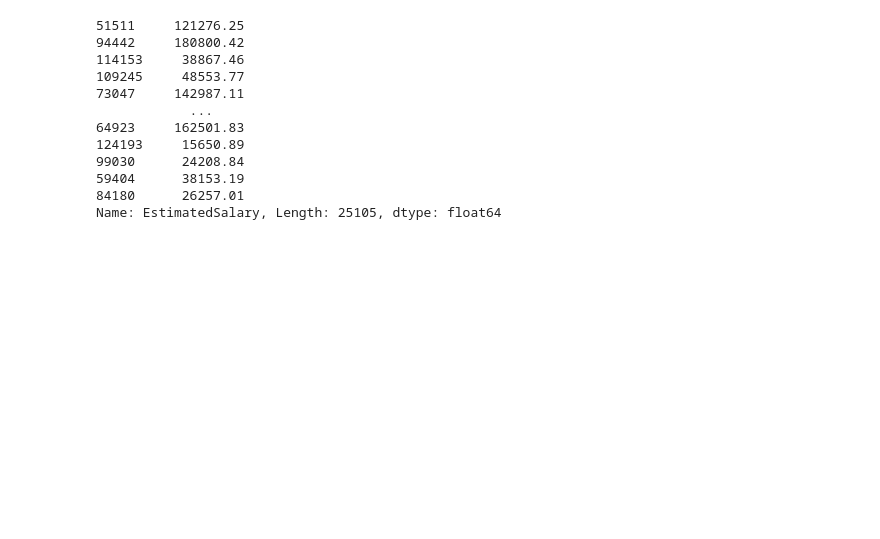
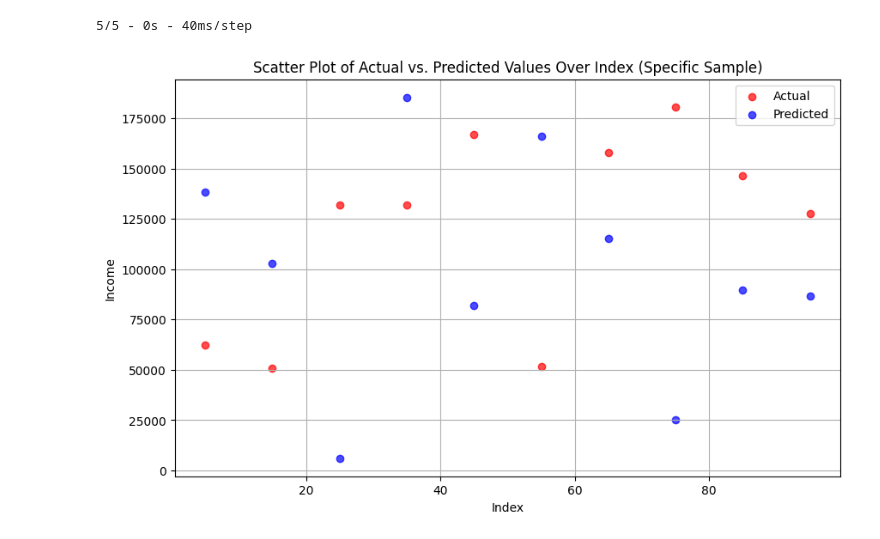
Before and after one commit to gomgom50/MLKursus, a Jupyter notebook: O4/O4_Keras_Regressor.ipynb, the cells around one changed output. Saved outputs shown, nothing was run; the diff lists cells and outputs as text; code cells hidden in the pictures; blank space fills up the shorter version.

```diff
--- a/O4/O4_Keras_Regressor.ipynb
+++ b/O4/O4_Keras_Regressor.ipynb
@@ -150,15 +173,28 @@ plt.show()
 # %%
-y_test
+import numpy as np
+import matplotlib.pyplot as plt
+
+# Predict using the pipeline
+y_pred = pipeline.predict(X_test)
+
+# Define specific indices
+specific_indices = [5, 15, 25, 35, 45, 55, 65, 75, 85, 95]
+
+# Create a subset of the actual and predicted values
+y_test_sampled = y_test.iloc[specific_indices]
+y_pred_sampled = y_pred[specific_indices]
+
+# Create the scatter plot for the specific sample
+plt.figure(figsize=(10, 6))
+plt.scatter(specific_indices, y_test_sampled, color='red', label='Actual', alpha=0.7)
+plt.scatter(specific_indices, y_pred_sampled, color='blue', label='Predicted', alpha=0.7)
+
+plt.title('Scatter Plot of Actual vs. Predicted Values Over Index (Specific Sample)')
+plt.xlabel('Index')
+plt.ylabel('Income')
+plt.legend()
+plt.grid(True)
+plt.show()
 # %% [output]
-51511     121276.25
-94442     180800.42
-114153     38867.46
-109245     48553.77
-73047     142987.11
-            ...
-64923     162501.83
-124193     15650.89
-99030      24208.84
-59404      38153.19
-84180      26257.01
-Name: EstimatedSalary, Length: 25105, dtype: float64
+5/5 - 0s - 40ms/step
+[figure, added]
```
Also changed, not shown: parts of 10 cells of this notebook, 1 other file.
